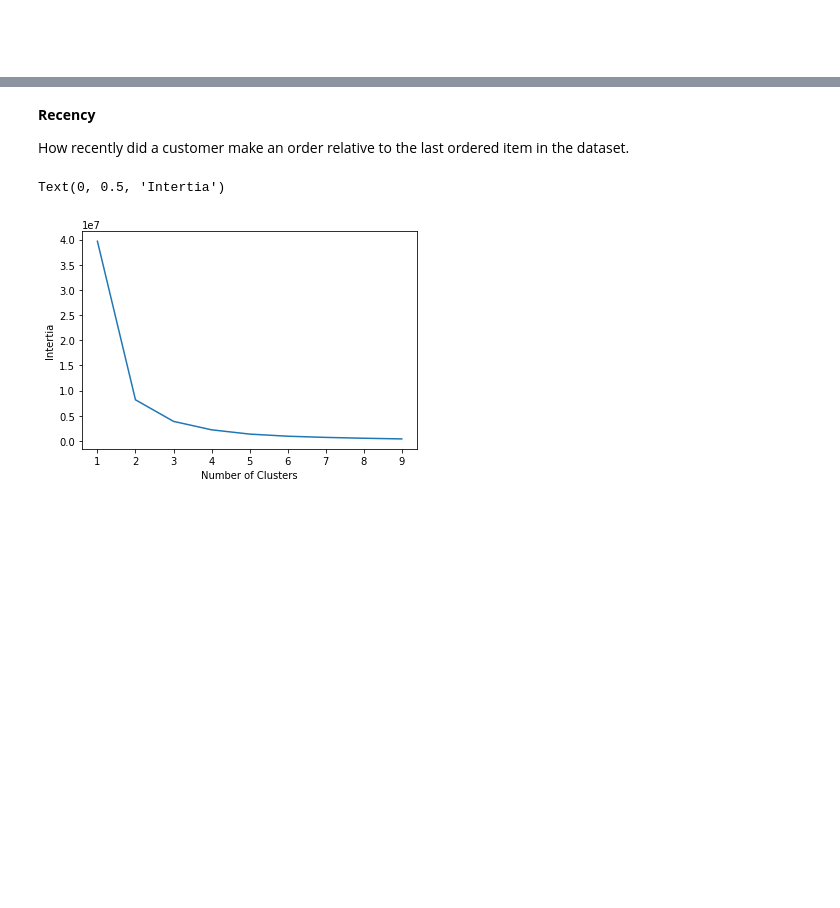
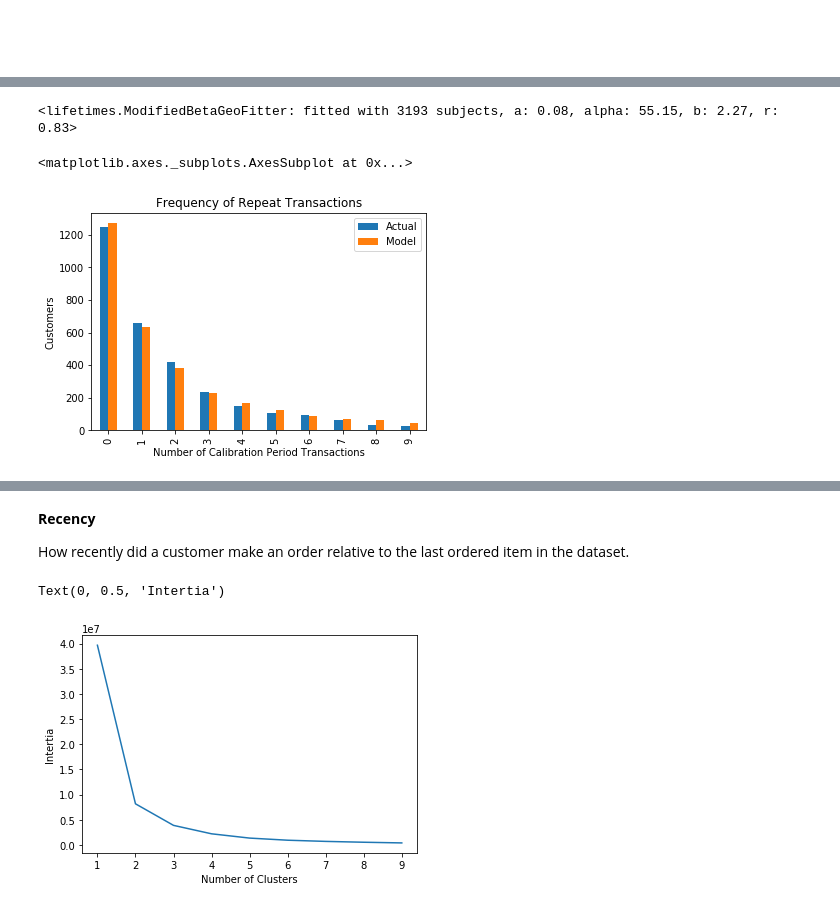
Before and after one commit to W-Tran/Online-Retail, a Jupyter notebook: online_retail.ipynb, the cells around one changed output, grey strips where cells are left out. Drawn from its saved outputs; the diff is of its cells as text; code cells hidden in the pictures; blank space fills up the shorter version.

```diff
--- a/online_retail.ipynb
+++ b/online_retail.ipynb
@@ -63,0 +41,12 @@ train_df
+# %%
+transaction_df = pd.read_excel("data/Online_Retail.xlsx")
+
+# Exclude returns?
+#transaction_df = transaction_df[transaction_df.Quantity>0]
+
+# UK only?
+#transaction_df = transaction_df[transaction_df.Country == "United Kingdom"]
+
+transaction_df['InvoiceDate'] = pd.to_datetime(transaction_df['InvoiceDate'])
+transaction_df['Revenue'] = transaction_df['UnitPrice'] * transaction_df['Quantity']
+transaction_df.head()
@@ -476,0 +653,6 @@ I calculated the fraction of customers retained from each month **who has been a
+# %%
+summary_cal_holdout = calibration_and_holdout_data(transactions=transaction_df,
+                                                   customer_id_col='CustomerID',
+                                                   datetime_col='InvoiceDate',
+                                                   calibration_period_end=pd.datetime(2011, 8, 1))
+summary_cal_holdout.head()
@@ -476,0 +667,12 @@ I calculated the fraction of customers retained from each month **who has been a
+# %%
+bgf = ModifiedBetaGeoFitter()
+bgf.fit(summary_cal_holdout['frequency_cal'],
+        summary_cal_holdout['recency_cal'],
+        summary_cal_holdout['T_cal'])
+# %% [output]
+<lifetimes.ModifiedBetaGeoFitter: fitted with 3193 subjects, a: 0.08, alpha: 55.15, b: 2.27, r: 0.83>
+# %%
+ltp.plot_period_transactions(bgf, 10)
+# %% [output]
+<matplotlib.axes._subplots.AxesSubplot at 0x...>
+[figure, added]
```
Also changed, not shown: parts of 90 cells of this notebook.
